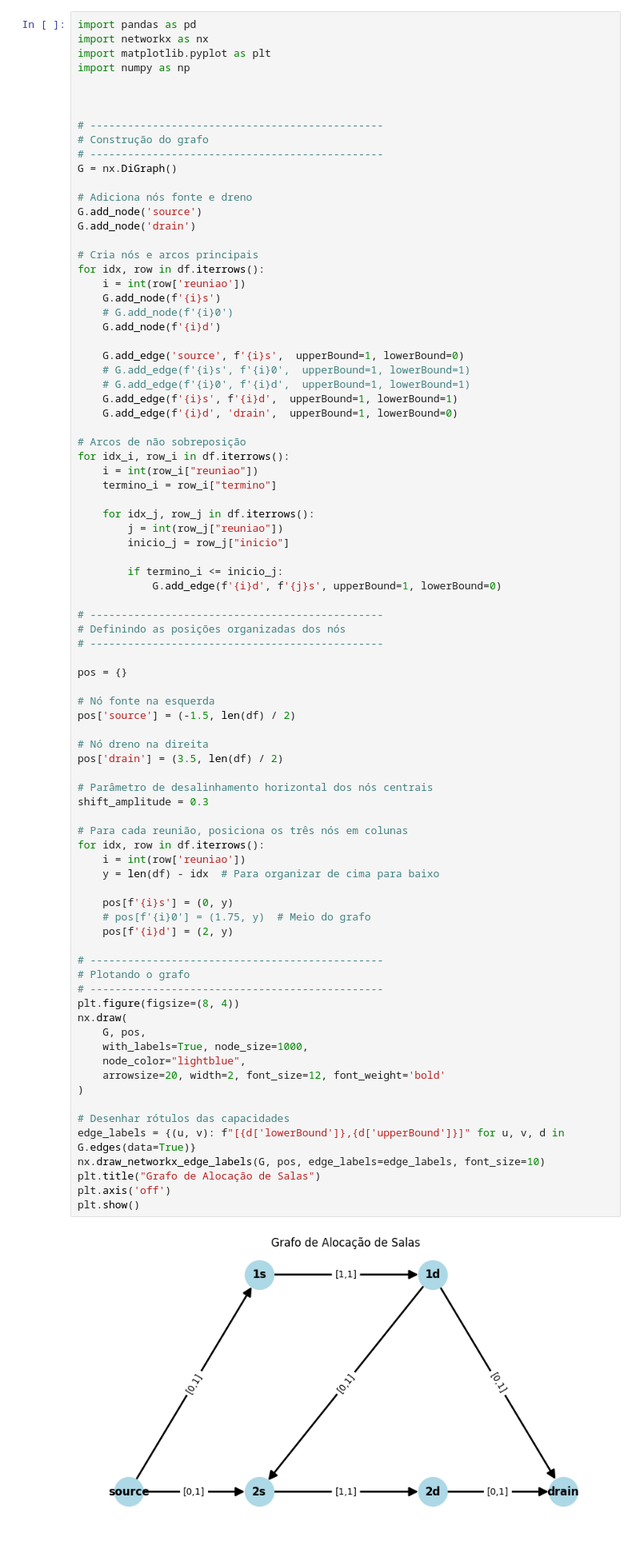
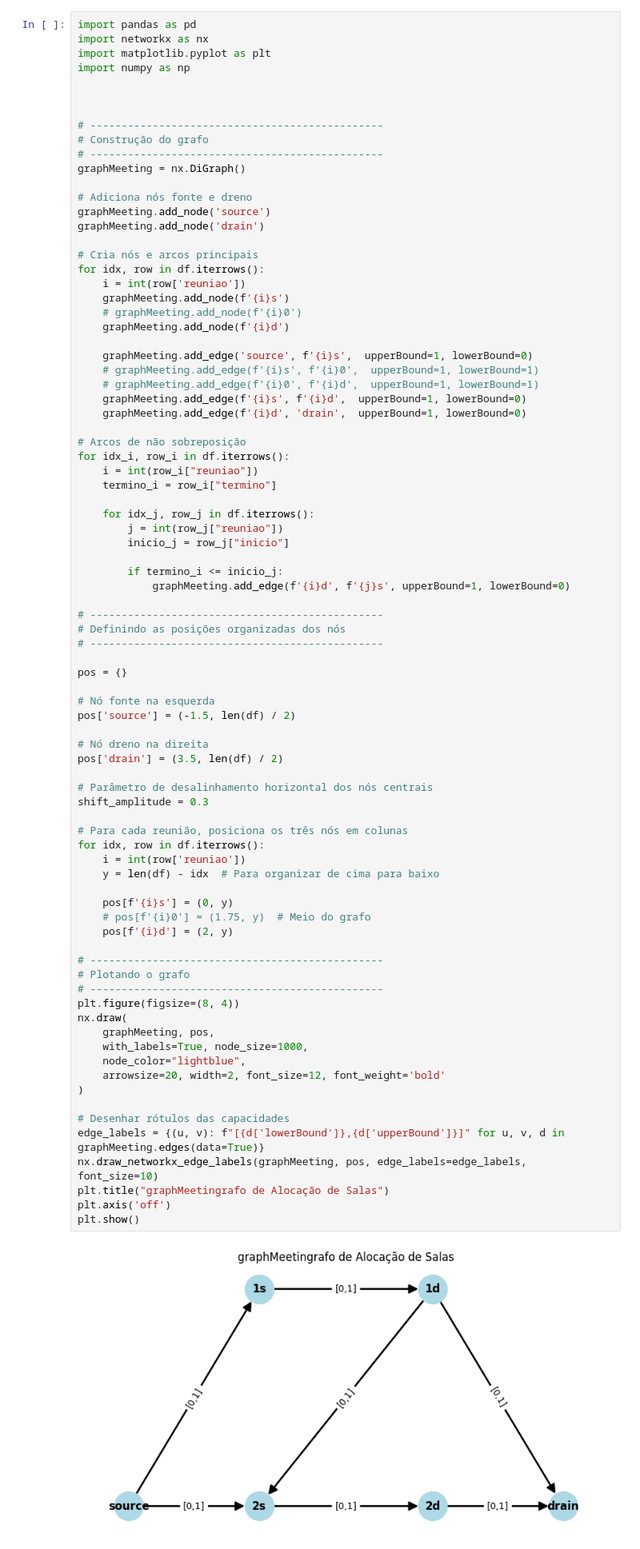
Before and after one commit to arthurkenzo/atividades_ia525, a Jupyter notebook: atividade_6.ipynb, the cells around one changed output. Shown at 80% size. Cells and saved outputs as stored; diff of their text form.

```diff
--- a/atividade_6.ipynb
+++ b/atividade_6.ipynb
@@ -301,24 +426,24 @@ import numpy as np
 # -----------------------------------------------
 # Construção do grafo
 # -----------------------------------------------
-G = nx.DiGraph()
+graphMeeting = nx.DiGraph()
 
 # Adiciona nós fonte e dreno
-G.add_node('source')
-G.add_node('drain')
+graphMeeting.add_node('source')
+graphMeeting.add_node('drain')
 
 # Cria nós e arcos principais
 for idx, row in df.iterrows():
     i = int(row['reuniao'])
-    G.add_node(f'{i}s')
-    # G.add_node(f'{i}0')
-    G.add_node(f'{i}d')
+    graphMeeting.add_node(f'{i}s')
+    # graphMeeting.add_node(f'{i}0')
+    graphMeeting.add_node(f'{i}d')
 
-    G.add_edge('source', f'{i}s',  upperBound=1, lowerBound=0)
-    # G.add_edge(f'{i}s', f'{i}0',  upperBound=1, lowerBound=1)
-    # G.add_edge(f'{i}0', f'{i}d',  upperBound=1, lowerBound=1)
-    G.add_edge(f'{i}s', f'{i}d',  upperBound=1, lowerBound=1)
-    G.add_edge(f'{i}d', 'drain',  upperBound=1, lowerBound=0)
+    graphMeeting.add_edge('source', f'{i}s',  upperBound=1, lowerBound=0)
+    # graphMeeting.add_edge(f'{i}s', f'{i}0',  upperBound=1, lowerBound=1)
+    # graphMeeting.add_edge(f'{i}0', f'{i}d',  upperBound=1, lowerBound=1)
+    graphMeeting.add_edge(f'{i}s', f'{i}d',  upperBound=1, lowerBound=0)
+    graphMeeting.add_edge(f'{i}d', 'drain',  upperBound=1, lowerBound=0)
 
 # Arcos de não sobreposição
 for idx_i, row_i in df.iterrows():
@@ -330,7 +455,7 @@ for idx_i, row_i in df.iterrows():
         inicio_j = row_j["inicio"]
 
         if termino_i <= inicio_j:
-            G.add_edge(f'{i}d', f'{j}s', upperBound=1, lowerBound=0)
+            graphMeeting.add_edge(f'{i}d', f'{j}s', upperBound=1, lowerBound=0)
 
 # -----------------------------------------------
 # Definindo as posições organizadas dos nós
@@ -343,36 +468,36 @@ pos['source'] = (-1.5, len(df) / 2)
 
 # Nó dreno na direita
 pos['drain'] = (3.5, len(df) / 2)
 
 # Parâmetro de desalinhamento horizontal dos nós centrais
 shift_amplitude = 0.3
 
 # Para cada reunião, posiciona os três nós em colunas
 for idx, row in df.iterrows():
     i = int(row['reuniao'])
     y = len(df) - idx  # Para organizar de cima para baixo
 
     pos[f'{i}s'] = (0, y)
     # pos[f'{i}0'] = (1.75, y)  # Meio do grafo
     pos[f'{i}d'] = (2, y)
 
 # -----------------------------------------------
 # Plotando o grafo
 # -----------------------------------------------
 plt.figure(figsize=(8, 4))
 nx.draw(
-    G, pos,
+    graphMeeting, pos,
     with_labels=True, node_size=1000,
     node_color="lightblue",
     arrowsize=20, width=2, font_size=12, font_weight='bold'
 )
 
 # Desenhar rótulos das capacidades
-edge_labels = {(u, v): f"[{d['lowerBound']},{d['upperBound']}]" for u, v, d in G.edges(data=True)}
-nx.draw_networkx_edge_labels(G, pos, edge_labels=edge_labels, font_size=10)
-plt.title("Grafo de Alocação de Salas")
+edge_labels = {(u, v): f"[{d['lowerBound']},{d['upperBound']}]" for u, v, d in graphMeeting.edges(data=True)}
+nx.draw_networkx_edge_labels(graphMeeting, pos, edge_labels=edge_labels, font_size=10)
+plt.title("graphMeetingrafo de Alocação de Salas")
 plt.axis('off')
 plt.show()
 # %% [output]
-[figure, old version]
+[figure, new version]
 # %%
```
Also changed, not shown: parts of 8 cells of this notebook, 1 other file.
